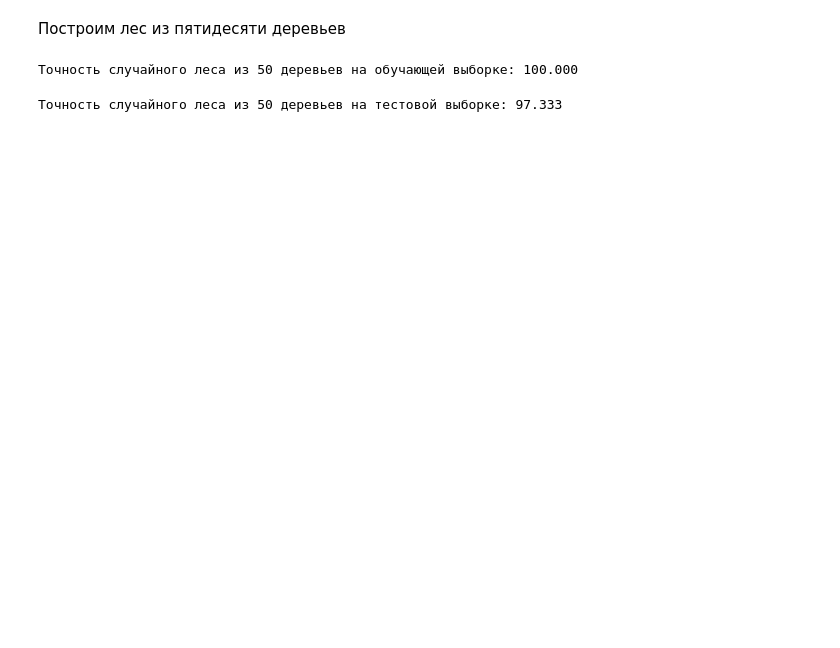
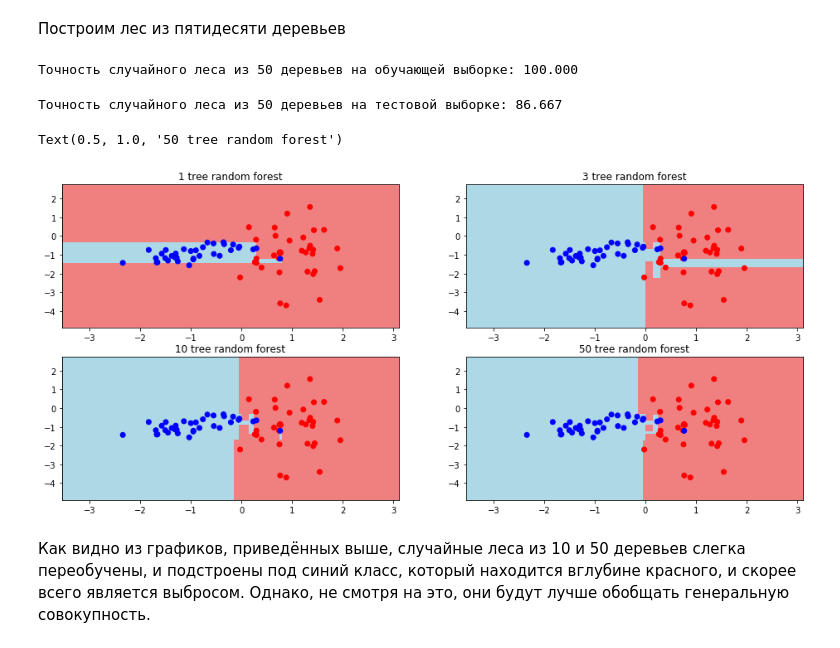
Before and after one commit to salexey1990/gb, a Jupyter notebook: ml-algorithms/hw05.ipynb, the cells around one changed output. Saved outputs shown, nothing was run; the diff lists cells and outputs as text; code cells hidden in the pictures; blank space fills up the shorter version.

```diff
--- a/ml-algorithms/hw05.ipynb
+++ b/ml-algorithms/hw05.ipynb
@@ -352,7 +352,50 @@ print(f'Точность случайного леса из {n_trees} дерев
 Точность случайного леса из 50 деревьев на обучающей выборке: 100.000
 # %%
 # Точность на тестовой выборке
-test_accuracy = accuracy_metric(test_labels, test_answers)
+test_accuracy = accuracy_metric(test_labels, test_answers_50)
 print(f'Точность случайного леса из {n_trees} деревьев на тестовой выборке: {test_accuracy:.3f}')
 # %% [output]
-Точность случайного леса из 50 деревьев на тестовой выборке: 97.333
+Точность случайного леса из 50 деревьев на тестовой выборке: 86.667
+# %%
+# Визуализируем леса на графике
+
+def get_meshgrid(data, step=.05, border=1.2):
+    x_min, x_max = data[:, 0].min() - border, data[:, 0].max() + border
+    y_min, y_max = data[:, 1].min() - border, data[:, 1].max() + border
+    return np.meshgrid(np.arange(x_min, x_max, step), np.arange(y_min, y_max, step))
+
+plt.figure(figsize = (16, 7))
+
+# график леса из одного дерева
+plt.subplot(2,2,1)
+xx, yy = get_meshgrid(train_data)
+mesh_predictions = np.array(tree_vote(my_forest_1, np.c_[xx.ravel(), yy.ravel()])).reshape(xx.shape)
+plt.pcolormesh(xx, yy, mesh_predictions, cmap = light_colors)
+plt.scatter(train_data[:, 0], train_data[:, 1], c = train_labels, cmap = colors)
+plt.title(f'1 tree random forest')
+
+# график леса из трёх деревьев
+plt.subplot(2,2,2)
+mesh_predictions = np.array(tree_vote(my_forest_3, np.c_[xx.ravel(), yy.ravel()])).reshape(xx.shape)
+plt.pcolormesh(xx, yy, mesh_predictions, cmap = light_colors)
+plt.scatter(train_data[:, 0], train_data[:, 1], c = train_labels, cmap = colors)
+plt.title(f'3 tree random forest')
+
+# график леса из десяти деревьев
+plt.subplot(2,2,3)
+mesh_predictions = np.array(tree_vote(my_forest_10, np.c_[xx.ravel(), yy.ravel()])).reshape(xx.shape)
+plt.pcolormesh(xx, yy, mesh_predictions, cmap = light_colors)
+plt.scatter(train_data[:, 0], train_data[:, 1], c = train_labels, cmap = colors)
+plt.title(f'10 tree random forest')
+
+# график леса из пятидесяти деревьев
+plt.subplot(2,2,4)
+mesh_predictions = np.array(tree_vote(my_forest_50, np.c_[xx.ravel(), yy.ravel()])).reshape(xx.shape)
+plt.pcolormesh(xx, yy, mesh_predictions, cmap = light_colors)
+plt.scatter(train_data[:, 0], train_data[:, 1], c = train_labels, cmap = colors)
+plt.title(f'50 tree random forest')
+# %% [output]
+Text(0.5, 1.0, '50 tree random forest')
+[figure, added]
+# %% [markdown]
+Как видно из графиков, приведённых выше, случайные леса из 10 и 50 деревьев слегка переобучены, и подстроены под синий класс, который находится вглубине красного, и скорее всего является выбросом. Однако, не смотря на это, они будут лучше обобщать генеральную совокупность.
```
Also changed, not shown: parts of 17 cells of this notebook.
